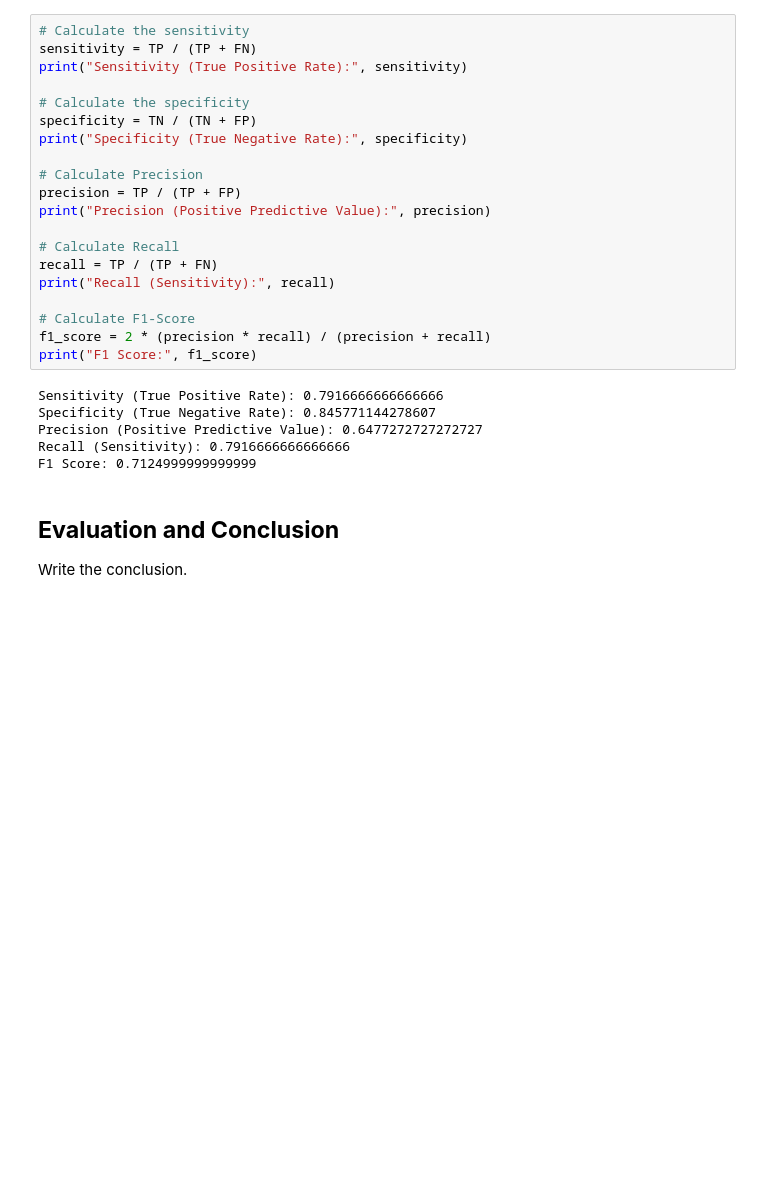
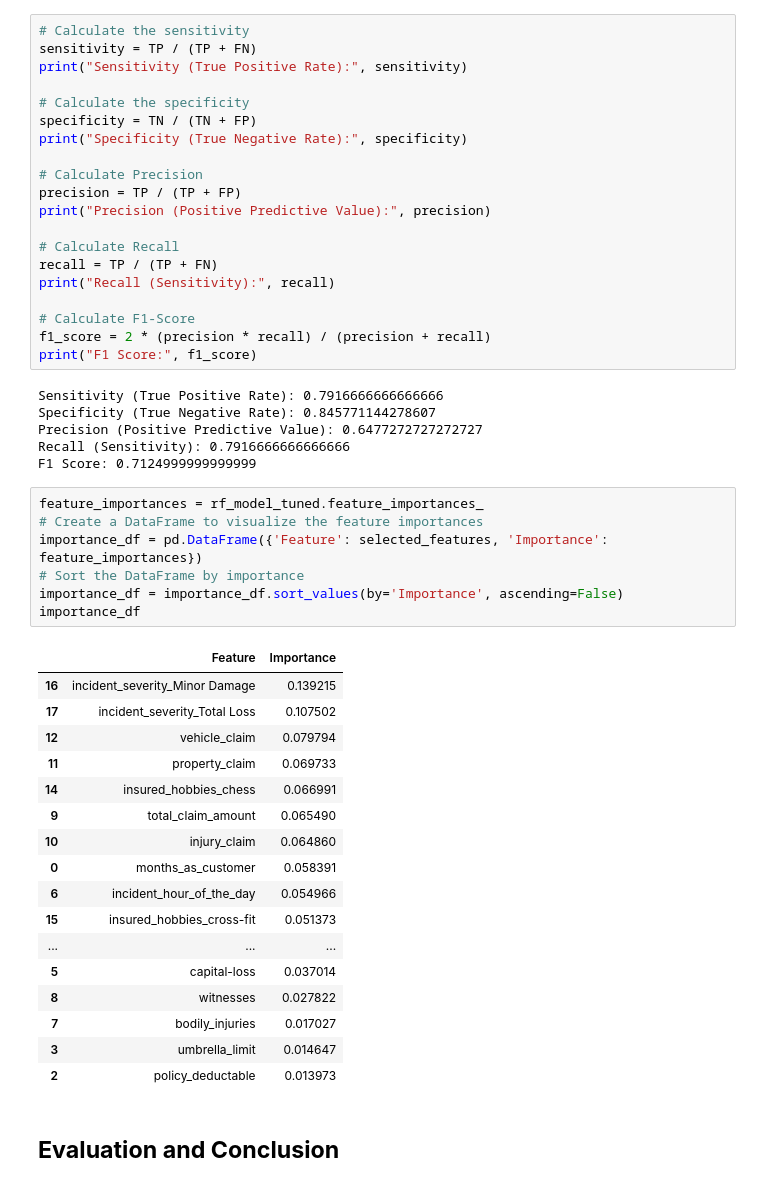
Before and after one commit to Jeeva0104/Fraudulent_Claim_Detection, a Jupyter notebook: Fraudulent_Claim_Detection_Starter.ipynb, the cells around one changed output. Saved outputs shown, nothing was run; the diff lists cells and outputs as text; blank space fills up the shorter version.

```diff
--- a/Fraudulent_Claim_Detection_Starter.ipynb
+++ b/Fraudulent_Claim_Detection_Starter.ipynb
@@ -2310,6 +2252,30 @@ Specificity (True Negative Rate): 0.845771144278607
 Precision (Positive Predictive Value): 0.6477272727272727
 Recall (Sensitivity): 0.7916666666666666
 F1 Score: 0.7124999999999999
+# %%
+feature_importances = rf_model_tuned.feature_importances_
+# Create a DataFrame to visualize the feature importances
+importance_df = pd.DataFrame({'Feature': selected_features, 'Importance': feature_importances})
+# Sort the DataFrame by importance
+importance_df = importance_df.sort_values(by='Importance', ascending=False)
+importance_df
+# %% [output]
+|  | Feature | Importance |
+| 16 | incident_severity_Minor Damage | 0.139215 |
+| 17 | incident_severity_Total Loss | 0.107502 |
+| 12 | vehicle_claim | 0.079794 |
+| 11 | property_claim | 0.069733 |
+| 14 | insured_hobbies_chess | 0.066991 |
+| 9 | total_claim_amount | 0.065490 |
+| 10 | injury_claim | 0.064860 |
+| 0 | months_as_customer | 0.058391 |
+| 6 | incident_hour_of_the_day | 0.054966 |
+| 15 | insured_hobbies_cross-fit | 0.051373 |
+| ... | ... | ... |
+| 5 | capital-loss | 0.037014 |
+| 8 | witnesses | 0.027822 |
+| 7 | bodily_injuries | 0.017027 |
+| 3 | umbrella_limit | 0.014647 |
+| 2 | policy_deductable | 0.013973 |
 # %% [markdown]
 ## **Evaluation and Conclusion**
-Write the conclusion.
```
Also changed, not shown: parts of 13 cells of this notebook, 2 other files.
